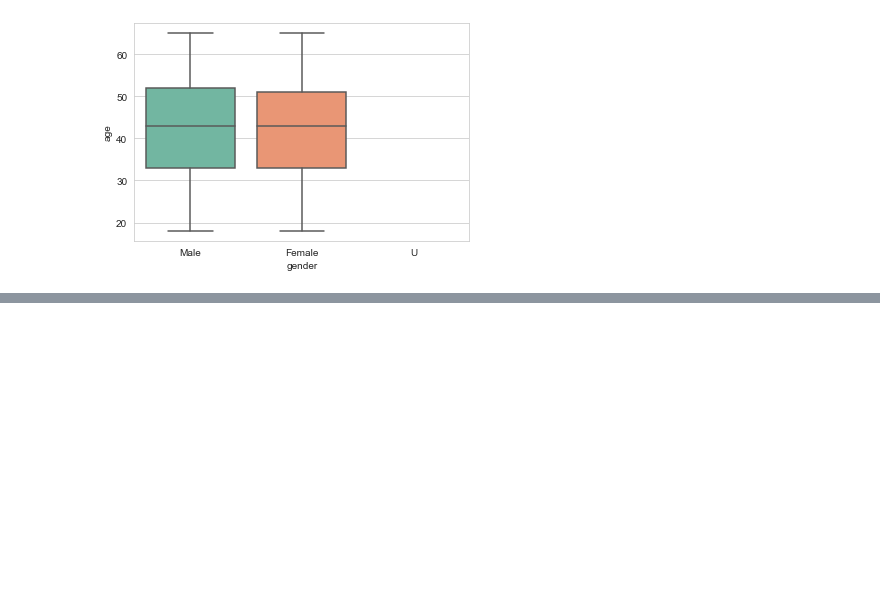
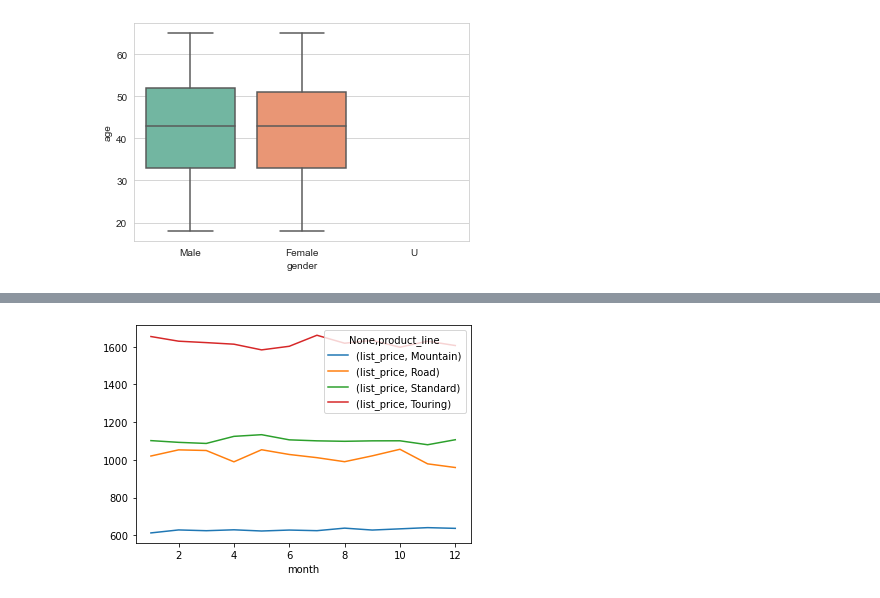
Before and after one commit to amira-salama1/KPMG---Customer-targeting-data-set, a Jupyter notebook: KPMG Data Quality Assessment.ipynb, the cells around one changed output, grey strips where cells are left out. Drawn from its saved outputs; the diff is of its cells as text; code cells hidden in the pictures; blank space fills up the shorter version.

```diff
--- a/KPMG Data Quality Assessment.ipynb
+++ b/KPMG Data Quality Assessment.ipynb
@@ -563,0 +602,4 @@ sb.boxplot(x='gender', y='age', data=df_master)
+# %%
+transaction_pivoted = pd.pivot_table(df_transactions, values=['list_price'],columns=['product_line'],
+                                     index=['month'], aggfunc= np.mean)
+transaction_pivoted
@@ -563,0 +622,4 @@ sb.boxplot(x='gender', y='age', data=df_master)
+# %%
+transaction_pivoted.plot();
+# %% [output]
+[figure, added]
```
Also changed, not shown: parts of 26 cells of this notebook.
